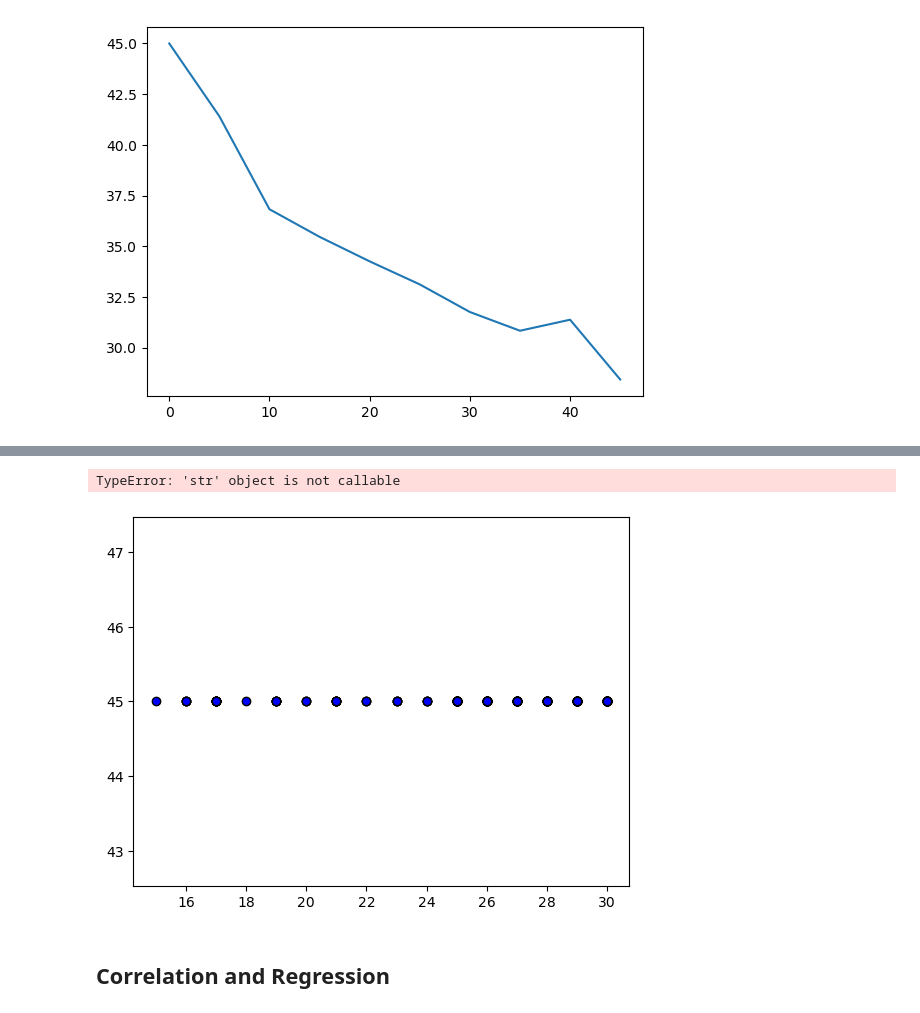
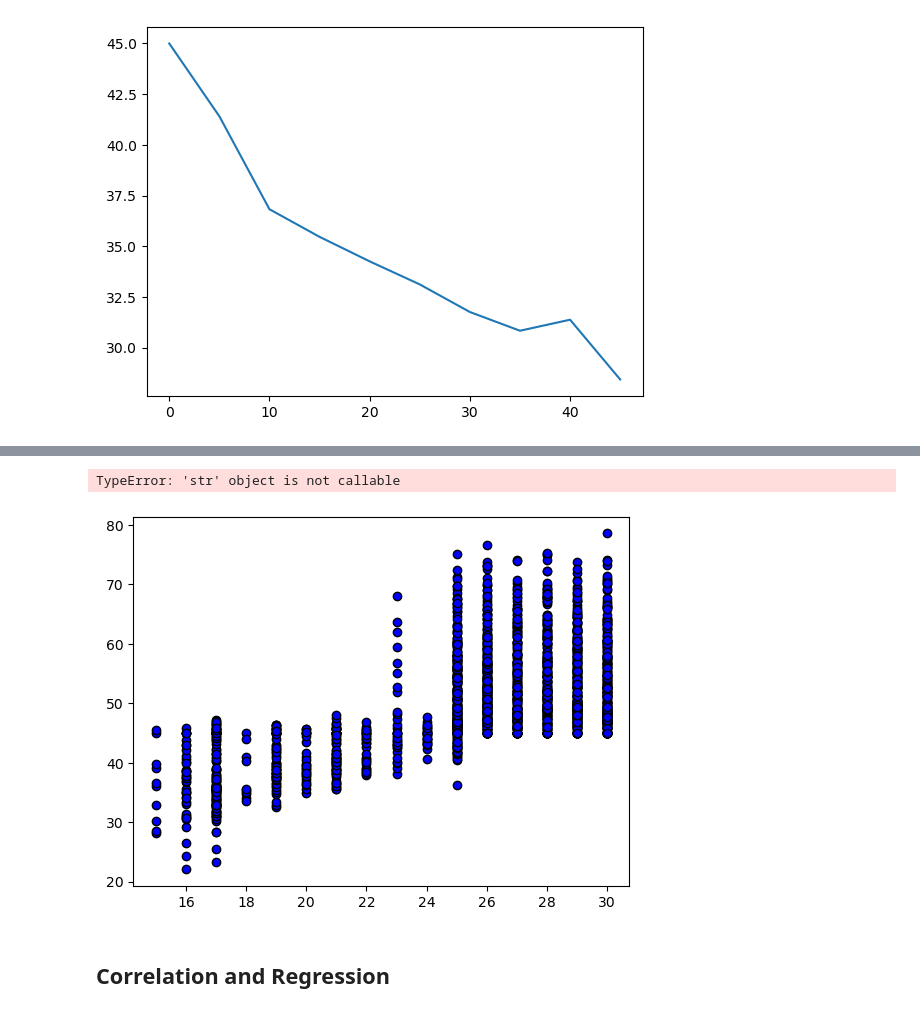
Before and after one commit to mbernstein421/data_visualizations, a Jupyter notebook: Pymaceuticals/pymaceuticals_starter.ipynb, the cells around one changed output, grey strips where cells are left out. Drawn from its saved outputs; the diff is of its cells as text; code cells hidden in the pictures.

```diff
--- a/Pymaceuticals/pymaceuticals_starter.ipynb
+++ b/Pymaceuticals/pymaceuticals_starter.ipynb
@@ -256,14 +277,14 @@ merged_data
 # %%
 # Generate a scatter plot of mouse weight vs. the average observed tumor volume for the entire Capomulin regimen
-average_tumor_volume = merged_data.groupby('Mouse ID')['Tumor Volume (mm3)_x'].mean().reset_index()
-merged_data = pd.merge(clean_data, average_tumor_volume, on='Mouse ID')
-plt.scatter(merged_data['Weight (g)'], merged_data['Tumor Volume (mm3)_x'], marker = 'o', facecolors='blue', edgecolors='black')
+average_tumor_volume = merged_data.groupby('Mouse ID')['Tumor Volume (mm3)'].mean().reset_index()
+#merged_data = pd.merge(clean_data, average_tumor_volume, on='Mouse ID')
+plt.scatter(merged_data['Weight (g)'], merged_data['Tumor Volume (mm3)'], marker = 'o', facecolors='blue', edgecolors='black')
 plt.xlabel('Mouse Weight')
 plt.ylabel('Average Tumor Volume')
 plt.show()
 # %% [output]
 TypeError: 'str' object is not callable
-[figure, old version]
+[figure, new version]
 # %% [markdown]
 ## Correlation and Regression
 # %%
```
Also changed, not shown: parts of 8 cells of this notebook.
